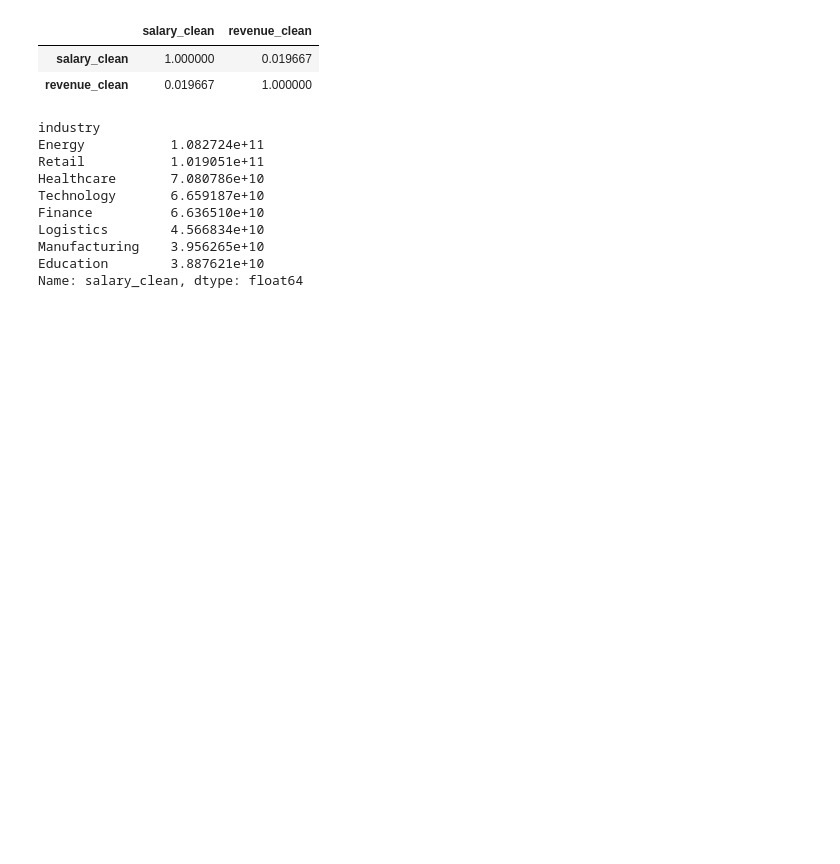
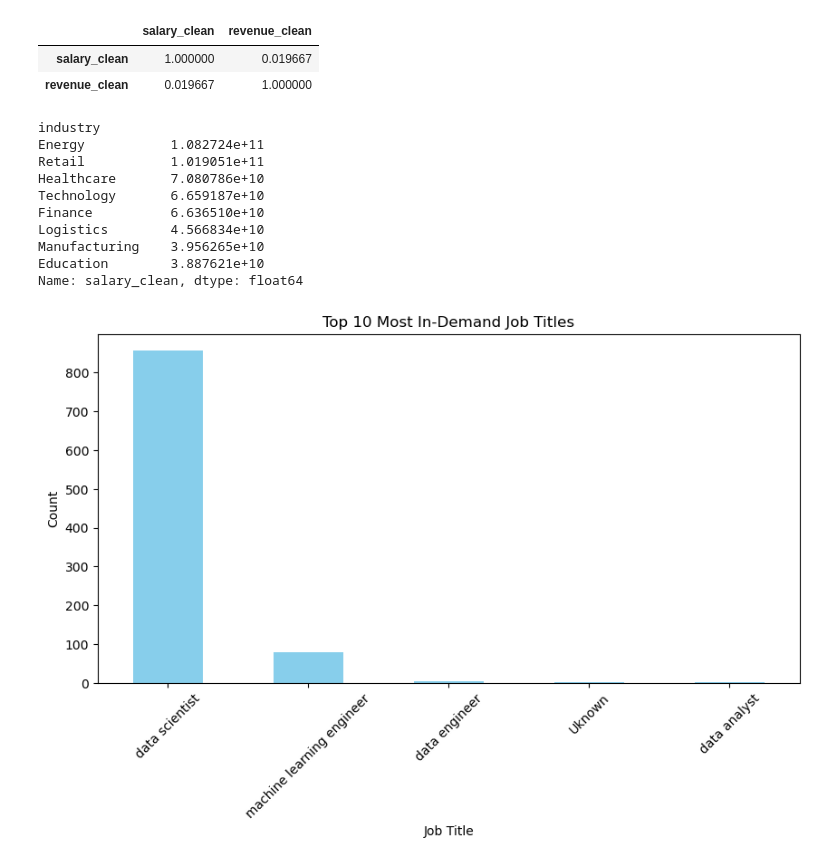
Before and after one commit to Lenmbugua/Analytics-Practice-Datasets, a Jupyter notebook: Data science Jobs.ipynb, the cells around one changed output. Saved outputs shown, nothing was run; the diff lists cells and outputs as text; code cells hidden in the pictures; blank space fills up the shorter version.

Commit message:
Visualizations

```diff
--- a/Data science Jobs.ipynb
+++ b/Data science Jobs.ipynb
@@ -537,4 +538,13 @@ Manufacturing    3.956265e+10
 Education        3.887621e+10
 Name: salary_clean, dtype: float64
 # %%
-#Larger companies vs smaller ones
+# Job titles most in demand
+plt.figure(figsize=(10,5))
+df['job_title'].value_counts().head(10).plot(kind='bar', color='skyblue')
+plt.title("Top 10 Most In-Demand Job Titles")
+plt.xlabel("Job Title")
+plt.ylabel("Count")
+plt.xticks(rotation=45)
+plt.show()
+# %% [output]
+[figure, added]
```
Also changed, not shown: parts of 4 cells of this notebook.
